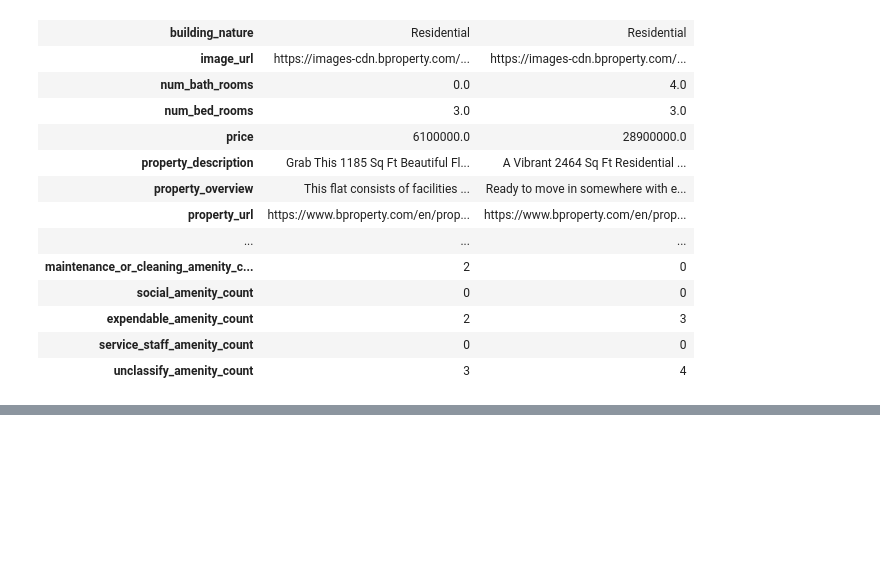
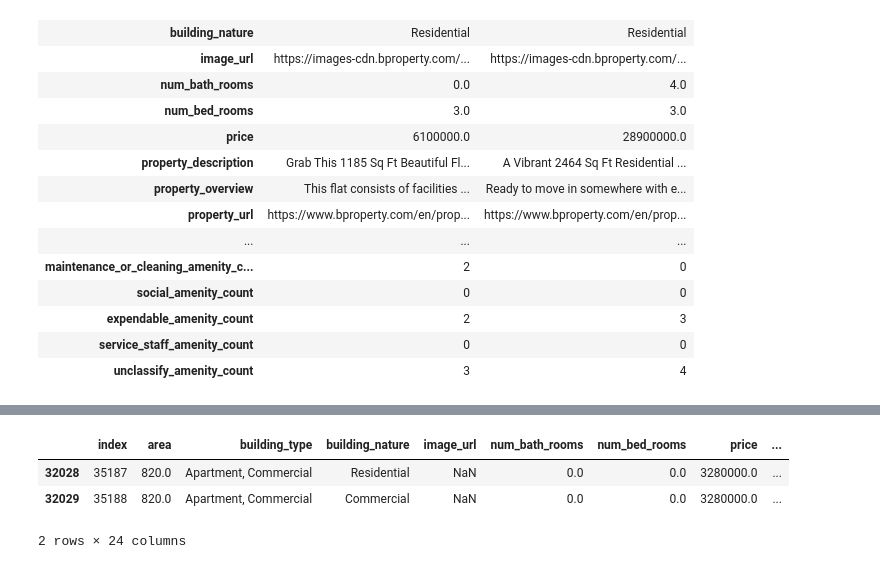
Before and after one commit to OmdenaAI/dhaka-bangladesh-real-estate-recommendation, a Jupyter notebook: src/tasks/task-2-data-preprocessing/merge/merge-batch2.ipynb, the cells around one changed output, grey strips where cells are left out. Cells and saved outputs as stored; diff of their text form; code cells hidden in the pictures; blank space fills up the shorter version.

```diff
--- a/src/tasks/task-2-data-preprocessing/merge/merge-batch2.ipynb
+++ b/src/tasks/task-2-data-preprocessing/merge/merge-batch2.ipynb
@@ -1930,0 +1952,7 @@ merged_df.shape
+# %%
+merged_df[ merged_df["building_type"]=="Apartment, Commercial" ]
+# %% [output]
+|  | index | area | building_type | building_nature | image_url | num_bath_rooms | num_bed_rooms | price | ... |
+| 32028 | 35187 | 820.0 | Apartment, Commercial | Residential | NaN | 0.0 | 0.0 | 3280000.0 | ... |
+| 32029 | 35188 | 820.0 | Apartment, Commercial | Commercial | NaN | 0.0 | 0.0 | 3280000.0 | ... |
+2 rows × 24 columns
```
Also changed, not shown: parts of 56 cells of this notebook, 1 other file.
